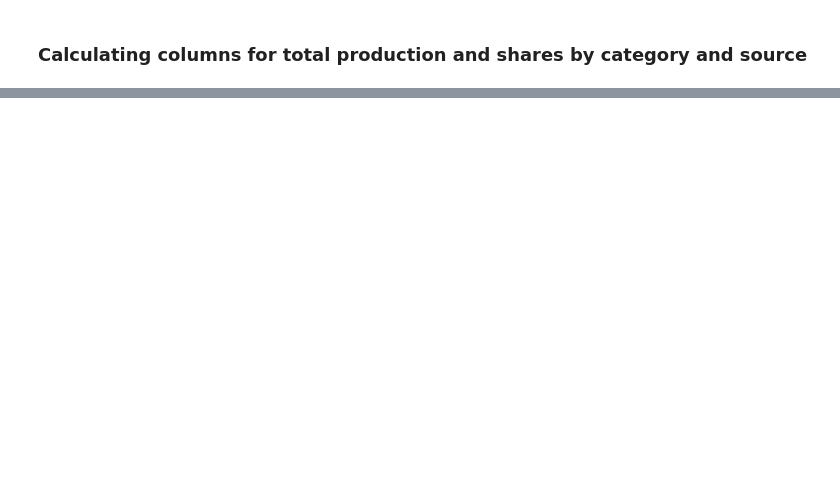
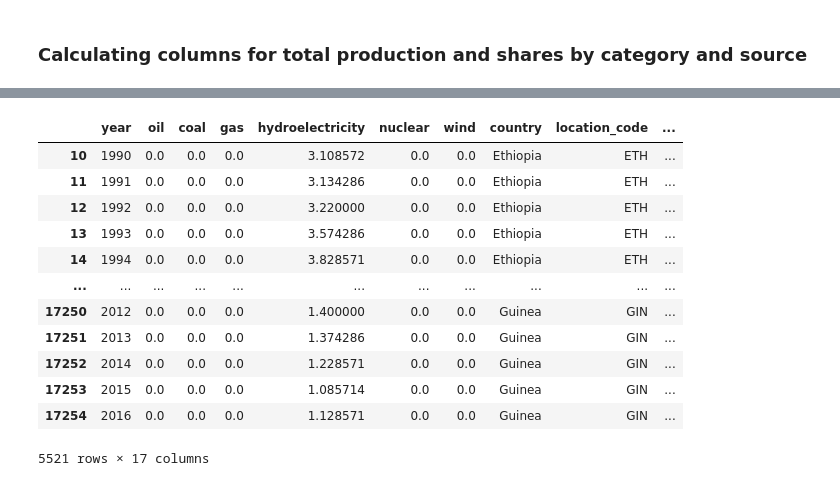
Before and after one commit to TeamGreenWave/capstone_project, a Jupyter notebook: world_pep_SHIFT_SLS.ipynb, the cells around one changed output, grey strips where cells are left out. Drawn from its saved outputs; the diff is of its cells as text; code cells hidden in the pictures; blank space fills up the shorter version.

```diff
--- a/world_pep_SHIFT_SLS.ipynb
+++ b/world_pep_SHIFT_SLS.ipynb
@@ -604,0 +602,4 @@ Name: country, Length: 1756, dtype: object
+# %%
+#nuclear_share:
+world_frame4['nuclear_share'] = world_frame4['nuclear']/world_frame4['total_prod']
+world_frame4[['country','year','nuclear_share']][world_frame4['nuclear_share']>0]
@@ -604,0 +620,4 @@ Name: country, Length: 1756, dtype: object
+# %%
+#renewables_share:
+world_frame4['renewables_share'] = world_frame4['renewables']/world_frame4['total_prod']
+world_frame4[['renewables_share','year','country']][world_frame4['renewables_share'] < 1]
@@ -604,0 +660,17 @@ Name: country, Length: 1756, dtype: object
+# %%
+world_frame5= world_frame4.drop(['biomass_and_waste','fuel_ethanol','biodiesel','geothermal','solar_tide_wave_fuel_cell'],axis=1)
+world_frame5
+# %% [output]
+|  | year | oil | coal | gas | hydroelectricity | nuclear | wind | country | location_code | ... |
+| 10 | 1990 | 0.0 | 0.0 | 0.0 | 3.108572 | 0.0 | 0.0 | Ethiopia | ETH | ... |
+| 11 | 1991 | 0.0 | 0.0 | 0.0 | 3.134286 | 0.0 | 0.0 | Ethiopia | ETH | ... |
+| 12 | 1992 | 0.0 | 0.0 | 0.0 | 3.220000 | 0.0 | 0.0 | Ethiopia | ETH | ... |
+| 13 | 1993 | 0.0 | 0.0 | 0.0 | 3.574286 | 0.0 | 0.0 | Ethiopia | ETH | ... |
+| 14 | 1994 | 0.0 | 0.0 | 0.0 | 3.828571 | 0.0 | 0.0 | Ethiopia | ETH | ... |
+| ... | ... | ... | ... | ... | ... | ... | ... | ... | ... | ... |
+| 17250 | 2012 | 0.0 | 0.0 | 0.0 | 1.400000 | 0.0 | 0.0 | Guinea | GIN | ... |
+| 17251 | 2013 | 0.0 | 0.0 | 0.0 | 1.374286 | 0.0 | 0.0 | Guinea | GIN | ... |
+| 17252 | 2014 | 0.0 | 0.0 | 0.0 | 1.228571 | 0.0 | 0.0 | Guinea | GIN | ... |
+| 17253 | 2015 | 0.0 | 0.0 | 0.0 | 1.085714 | 0.0 | 0.0 | Guinea | GIN | ... |
+| 17254 | 2016 | 0.0 | 0.0 | 0.0 | 1.128571 | 0.0 | 0.0 | Guinea | GIN | ... |
+5521 rows × 17 columns
```
Also changed, not shown: parts of 25 cells of this notebook, 2 other files.
